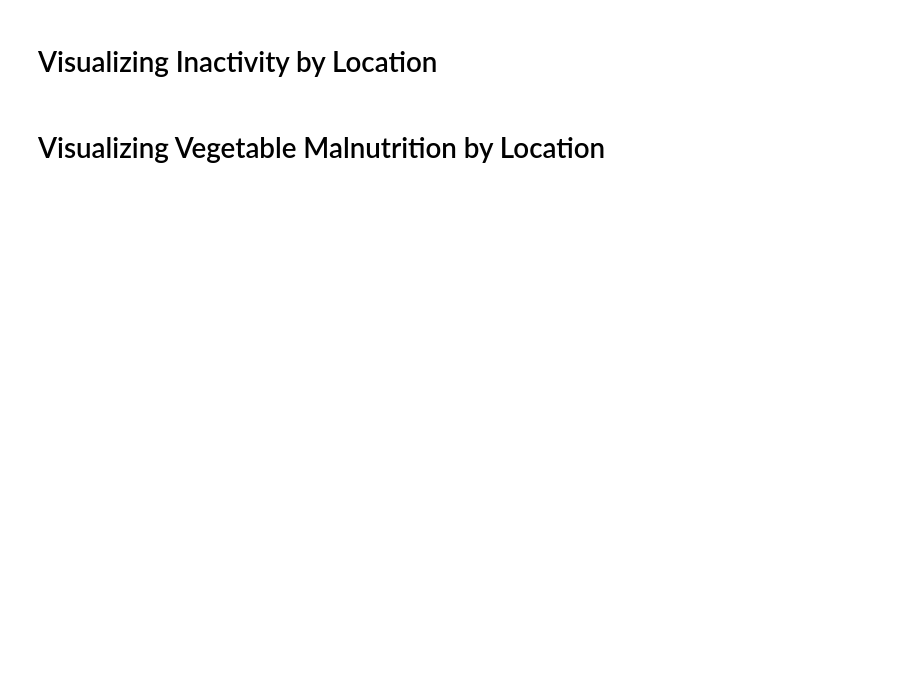
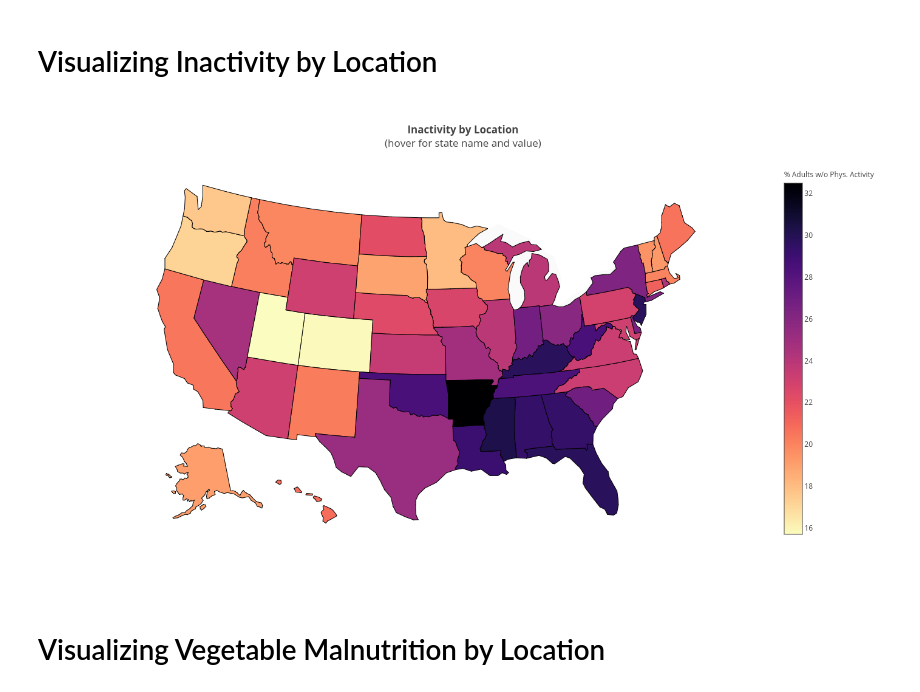
Before and after one commit to alankritjoshi/cs6220f17project2, a Jupyter notebook: 02_working/process_dataset.ipynb, the cells around one changed output. Drawn from its saved outputs; the diff is of its cells as text; code cells hidden in the pictures; blank space fills up the shorter version.

```diff
--- a/02_working/process_dataset.ipynb
+++ b/02_working/process_dataset.ipynb
@@ -240,10 +236,13 @@ save_plot(overwieght_obesity_data,
 inactivity_data_by_state = get_total_incidence_table(data_2016, "% No Phys. Activity") ## use data only in 2016?
 # inactivity_data_by_state
 # %%
-save_plot(inactivity_data_by_state,
+fig = plot_basic(inactivity_data_by_state,
            'Inactivity by Location',
            '% Adults w/o Phys. Activity',
            'd3-inactive')
+show_on_notebook(fig)
+# %% [output]
+[figure, added]
 # %% [markdown]
 # Visualizing Vegetable Malnutrition by Location
 # %%
```
Also changed, not shown: parts of 5 cells of this notebook.
